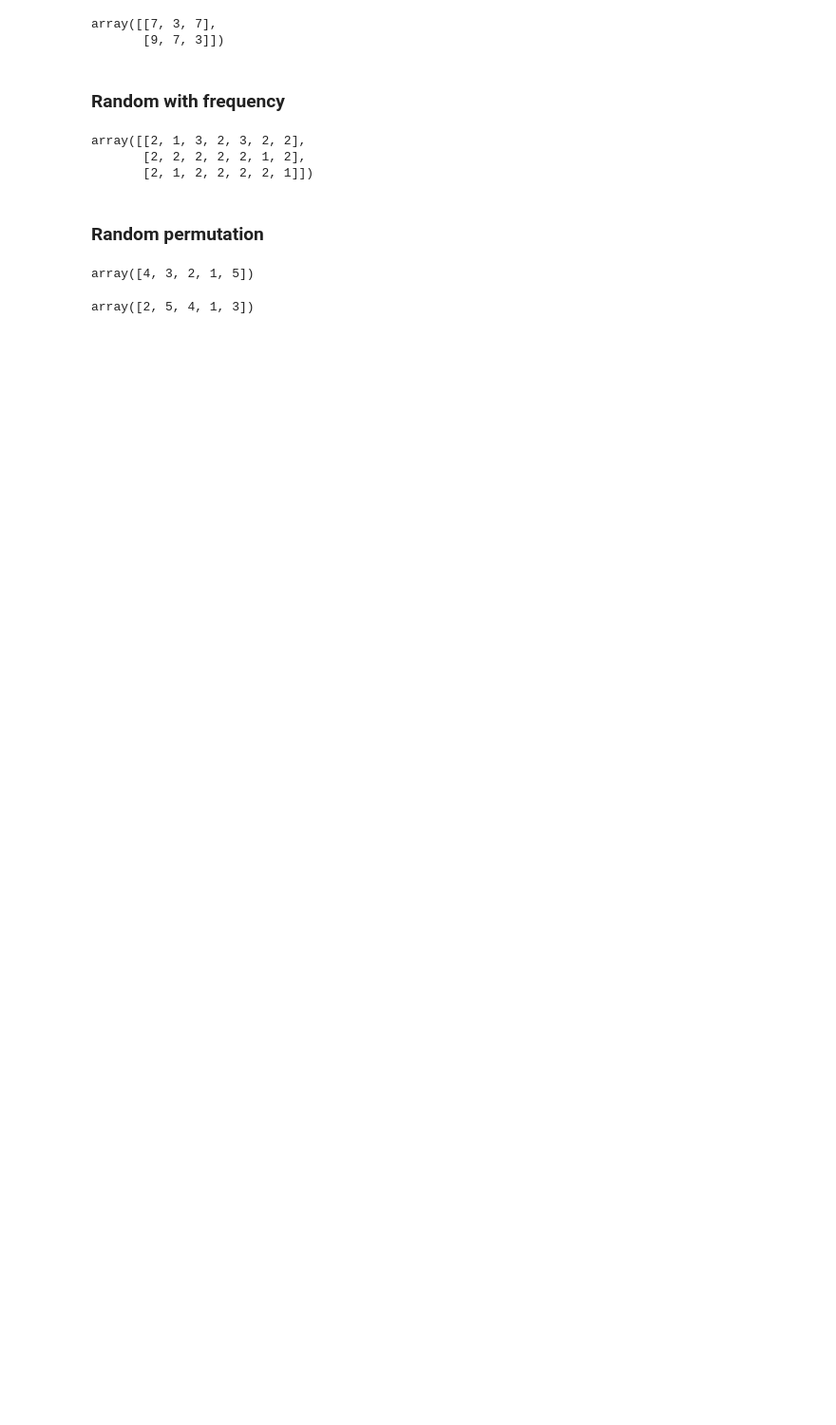
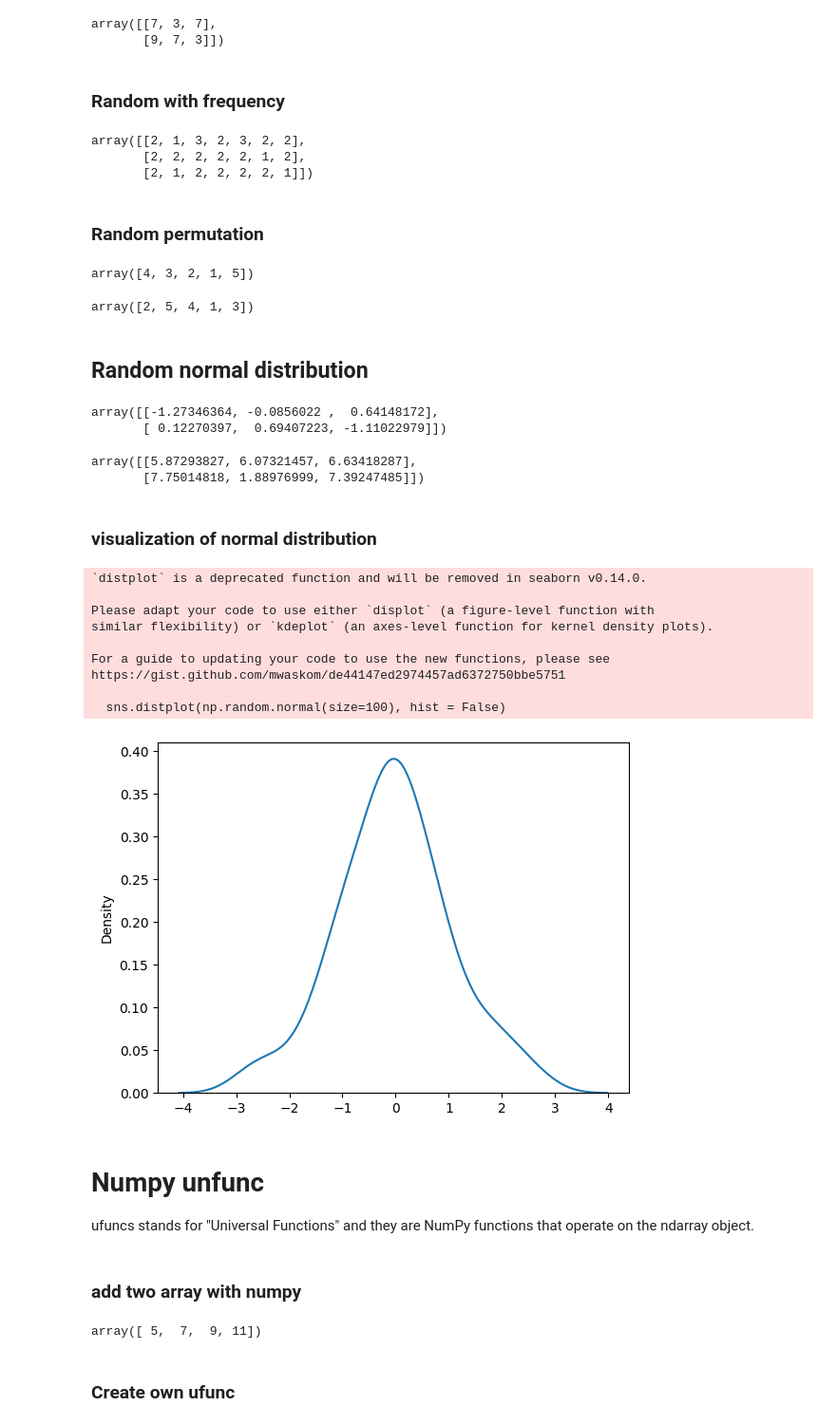
Before and after one commit to Linhvjc/python, a Jupyter notebook: libraries/NumPy/tutorials.ipynb, the cells around one changed output. Shown at 95% size. Saved outputs shown, nothing was run; the diff lists cells and outputs as text; code cells hidden in the pictures; blank space fills up the shorter version.

Commit message:
add more tutorial numpy

```diff
--- a/libraries/NumPy/tutorials.ipynb
+++ b/libraries/NumPy/tutorials.ipynb
@@ -339,3 +339,47 @@ a2 = np.array([1,2,3,4,5])
 np.random.permutation(a) # Return new array
 # %% [output]
 array([2, 5, 4, 1, 3])
+# %% [markdown]
+## Random normal distribution
+# %%
+np.random.normal(size=(2,3))
+# %% [output]
+array([[-1.27346364, -0.0856022 ,  0.64148172],
+       [ 0.12270397,  0.69407223, -1.11022979]])
+# %%
+np.random.normal(loc=5, scale=2, size=(2,3)) # mean = 5 and standard deviation = 2
+# %% [output]
+array([[5.87293827, 6.07321457, 6.63418287],
+       [7.75014818, 1.88976999, 7.39247485]])
+# %% [markdown]
+### visualization of normal distribution
+# %%
+import seaborn as sns
+import matplotlib.pyplot as plt
+
+sns.distplot(np.random.normal(size=100), hist = False)
+plt.show()
+# %% [output]
+`distplot` is a deprecated function and will be removed in seaborn v0.14.0.
+
+Please adapt your code to use either `displot` (a figure-level function with
+similar flexibility) or `kdeplot` (an axes-level function for kernel density plots).
+
+For a guide to updating your code to use the new functions, please see
+https://gist.github.com/mwaskom/de44147ed2974457ad6372750bbe5751
+
+  sns.distplot(np.random.normal(size=100), hist = False)
+[figure, added]
+# %% [markdown]
+# Numpy unfunc
+ufuncs stands for "Universal Functions" and they are NumPy functions that operate on the ndarray object.
+# %% [markdown]
+### add two array with numpy
+# %%
+x = [1,2,3,4]
+y = [4,5,6,7]
+np.add(x, y)
+# %% [output]
+array([ 5,  7,  9, 11])
+# %% [markdown]
+### Create own ufunc
```
Also changed, not shown: parts of 18 cells of this notebook.
